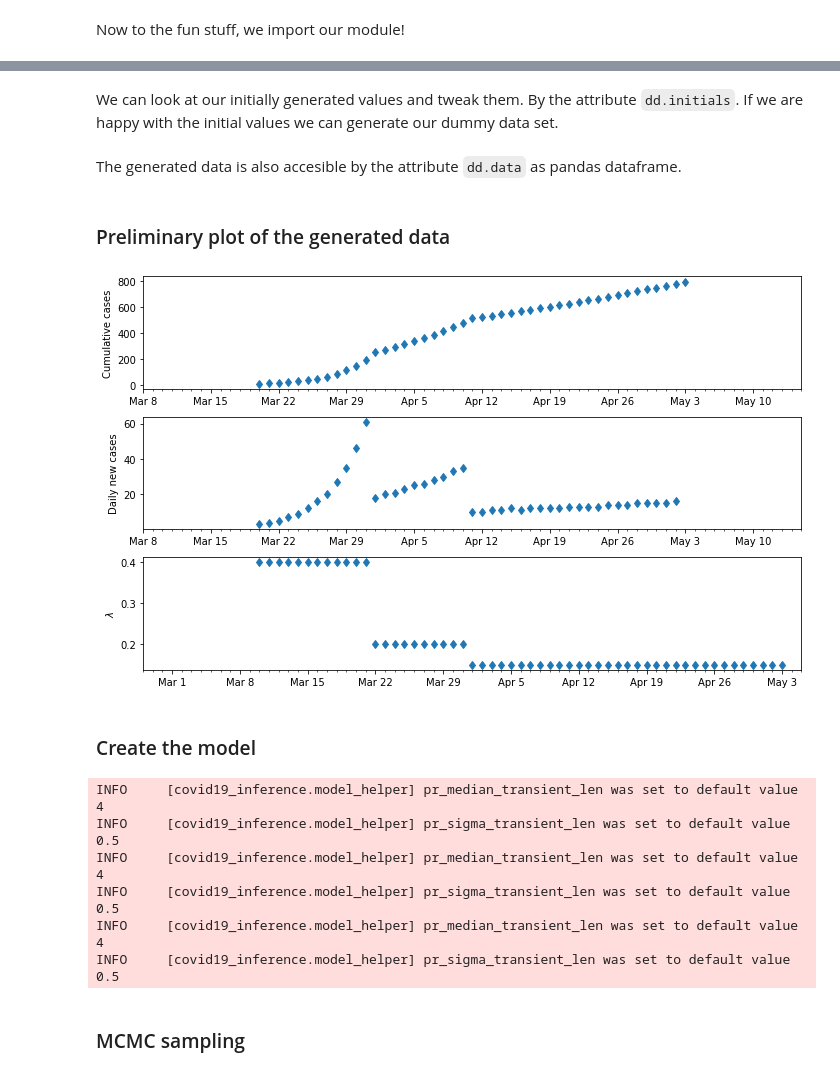
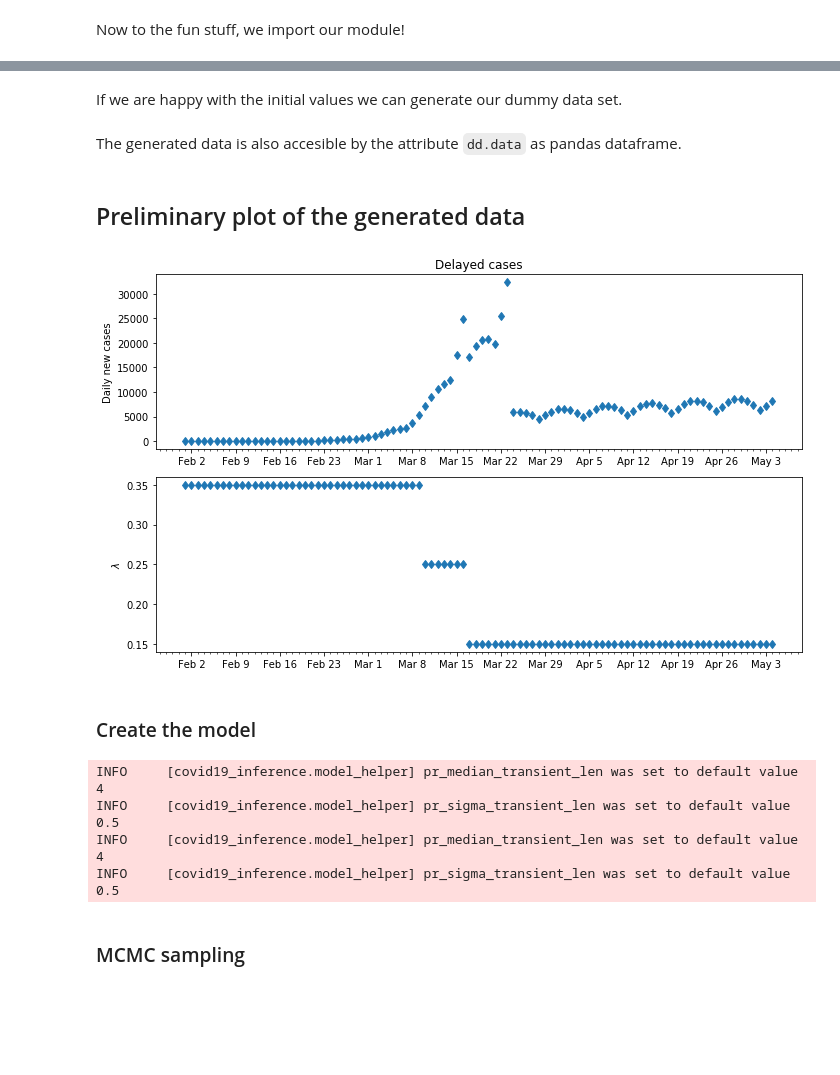
Before and after one commit to Priesemann-Group/covid19_inference, a Jupyter notebook: scripts/example_dummy_data.ipynb, the cells around one changed output, grey strips where cells are left out. Cells and saved outputs as stored; diff of their text form; code cells hidden in the pictures; blank space fills up the shorter version.

```diff
--- a/scripts/example_dummy_data.ipynb
+++ b/scripts/example_dummy_data.ipynb
@@ -47,0 +55,19 @@ dd = cov19.dummy_data.DummyData(data_begin,data_end, change_points=change_points
+# %%
+data_begin = datetime.datetime(2020, 2, 1)
+data_end = datetime.datetime(2020, 5, 4)
+
+prior_date_mild_dist_begin =  datetime.datetime(2020,3,9)
+prior_date_strong_dist_begin =  datetime.datetime(2020,3,16)
+prior_date_contact_ban_begin =  datetime.datetime(2020,3,23)
+
+initials = {
+    "lambda_initial" : 0.35,
+    "change_points" : [[prior_date_mild_dist_begin,0.25],
+                    [prior_date_strong_dist_begin,0.15]],
+    "I_initial" : 32,
+    "S_initial" : 86e6,
+    "weekend_factor" : 0.3,
+    "case_delay" : 6,
+}
+# %%
+dd = cov19.dummy_data.DummyData(data_begin,data_end,noise=False,**initials,seed=4)
@@ -48,40 +91,34 @@ dd = cov19.dummy_data.DummyData(data_begin,data_end, change_points=change_points
 # %% [markdown]
-We can look at our initially generated values and tweak them. By the attribute `dd.initials`. If we are happy with the initial values we can generate our dummy data set.
+If we are happy with the initial values we can generate our dummy data set.
 # %%
 data = dd.generate()
 # %% [markdown]
 The generated data is also accesible by the attribute `dd.data` as pandas dataframe.
 # %% [markdown]
-### Preliminary plot of the generated data
+## Preliminary plot of the generated data
 # %%
-lambda_t = dd.get_lambda_t
-new_cases_obs = data["confirmed"].diff().iloc[1:]
 #Create figure
-fig, ax = plt.subplots(3,1,figsize=(10,6))
+fig, ax = plt.subplots(2,1,figsize=(10,6))
 
 #Plot dummy data
-cov19.plot._timeseries(data.index, dd.data["confirmed"] ,ax[0],lw=0)
-cov19.plot._timeseries(data.index[:-1], new_cases_obs ,ax[1],lw=0)
-cov19.plot._timeseries(lambda_t.index, lambda_t["lambda_t"] ,ax[2],lw=0)
+cov19.plot._timeseries(data.index, data["new_cases"], ax[0],lw=0)
+cov19.plot._timeseries(data.index, data["lambda_t"], ax[1],lw=0)
 
 #Set labels
-ax[0].set_ylabel("Cumulative cases")
-ax[1].set_ylabel("Daily new cases")
-ax[2].set_ylabel(f"$\lambda$")
+ax[0].set_ylabel("Daily new cases")
+ax[1].set_ylabel(f"$\lambda$")
+ax[0].set_title("Delayed cases")
+#ax[1].set_title("NOT delayed lambda")
 
 #Format x axis
 cov19.plot._format_date_xticks(ax[0])
 cov19.plot._format_date_xticks(ax[1])
-cov19.plot._format_date_xticks(ax[2])
 delta = datetime.timedelta(days=2)
-ten = datetime.timedelta(days=10)
-ax[0].set_xlim(data_begin-delta,data_end+delta+ten)
-ax[1].set_xlim(data_begin-delta,data_end+delta+ten)
-ax[2].set_xlim(data_begin-delta-ten,data_end+delta)
+
 
 plt.tight_layout()
 # %% [output]
-[figure, old version]
+[figure, new version]
 # %% [markdown]
 ### Create the model
 # %%
@@ -97,8 +134,8 @@ for cp in dd.initials["change_points"]:
          pr_median_lambda = cp[1],
          pr_sigma_lambda = 2))
 # %%
-params_model = dict(new_cases_obs = new_cases_obs,
-                    data_begin = new_cases_obs.index[0],
+params_model = dict(new_cases_obs = data["new_cases"],
+                    data_begin = data.index[0],
                     fcast_len = num_days_forecast,
                     diff_data_sim = diff_data_sim,
                     N_population = 83e6)
@@ -117,17 +154,15 @@ with cov19.Cov19Model(**params_model) as model:
                                                pr_median_scale_delay=0.3)
 
     # Modulate the inferred cases by a abs(sin(x)) function, to account for weekend effects
-    #new_cases_inferred = cov19.week_modulation(new_cases_inferred_raw)
+    new_cases_inferred = cov19.week_modulation(new_cases_inferred_raw)
 
     # Define the likelihood, uses the new_cases_obs set as model parameter
-    cov19.student_t_likelihood(new_cases_inferred_raw)
+    cov19.student_t_likelihood(new_cases_inferred)
 # %% [output]
 INFO     [covid19_inference.model_helper] pr_median_transient_len was set to default value 4
 INFO     [covid19_inference.model_helper] pr_sigma_transient_len was set to default value 0.5
 INFO     [covid19_inference.model_helper] pr_median_transient_len was set to default value 4
 INFO     [covid19_inference.model_helper] pr_sigma_transient_len was set to default value 0.5
-INFO     [covid19_inference.model_helper] pr_median_transient_len was set to default value 4
-INFO     [covid19_inference.model_helper] pr_sigma_transient_len was set to default value 0.5
 # %% [markdown]
 ### MCMC sampling
 # %%
```
Also changed, not shown: parts of 14 cells of this notebook, 1 other file.
